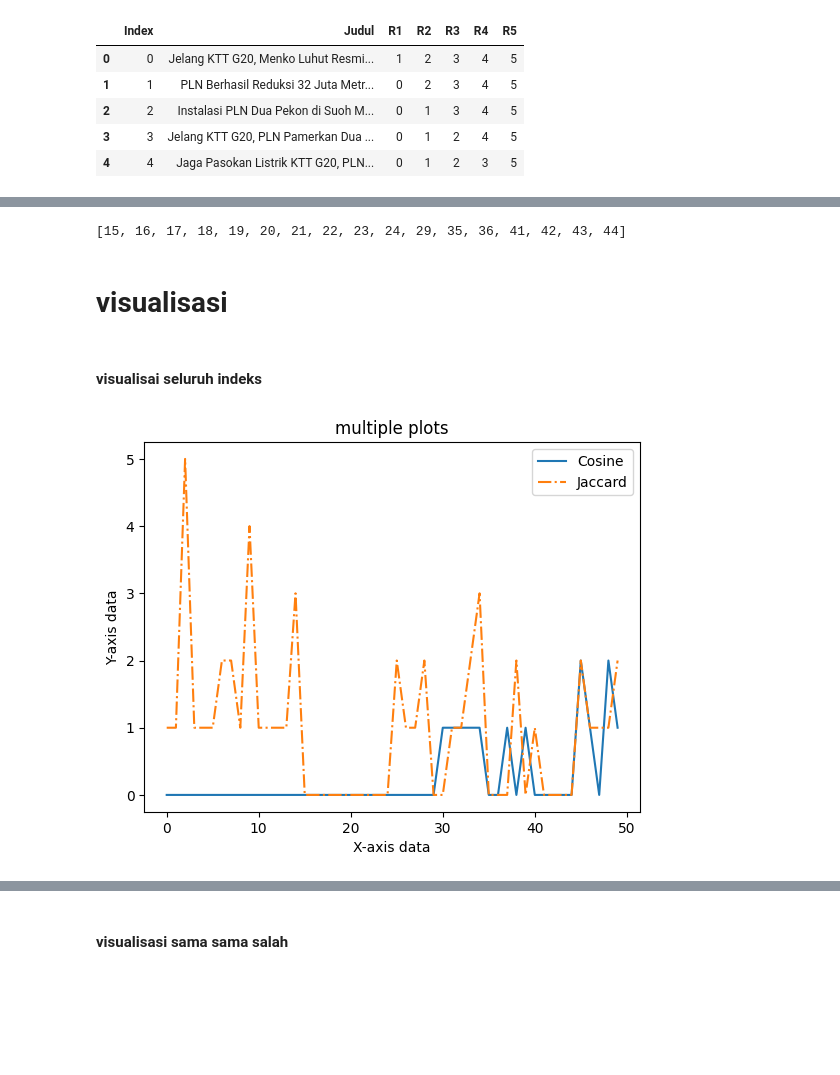
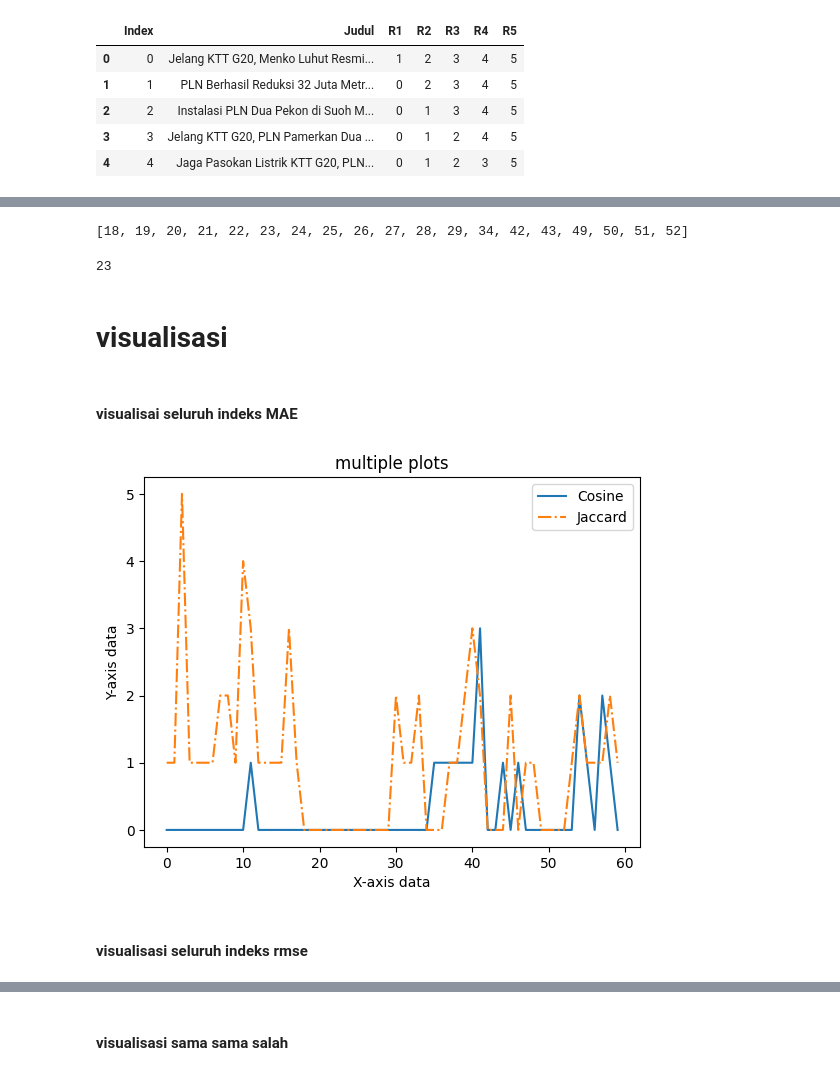
Before and after one commit to MeltingSnow21/Comparision-of-Jaccard-Similarity-and-Cosine-Similarity-for-Content-Based-Recommendation-Model, a Jupyter notebook: Model.ipynb, the cells around one changed output, grey strips where cells are left out. Cells and saved outputs as stored; diff of their text form; code cells hidden in the pictures; blank space fills up the shorter version.

```diff
--- a/Model.ipynb
+++ b/Model.ipynb
@@ -45,2 +41,4 @@ df2['Judul'][42]
+# %%
+judul = df2['Judul'].tolist()
 # %%
 before_prepro = df2
@@ -213,8 +212,10 @@ def termfreq(document, word):
 # %%
 #menghitung IDF
 def inverse_doc_freq(word):
-    try:
+    try:\
         word_occurance = word_count[word] + 1
     except:
         word_occurance = 1
+
+    print(np.log(total_documents/word_occurance))
     return np.log(total_documents/word_occurance)
@@ -221,5 +227,8 @@ def inverse_doc_freq(word):
 # %%
 #menghitung TF-IDF
+yttb = ['lain', 'inisial', 'sangka', 'polres', 'tetap', 'pihak']
+a = []
+
 def tf_idf(sentence):
     tf_idf_vec = np.zeros((len(word_set),))
     for word in sentence:
@@ -227,8 +236,11 @@ def tf_idf(sentence):
         idf = inverse_doc_freq(word)
 
         value = tf*idf
+        if word in yttb:
+            print(word, value)
+            yttb.remove(word)
+            a.append(value)
 
-        print(word, tf, idf, value)
         tf_idf_vec[index_dict[word]] = value
     return tf_idf_vec
 # %%
@@ -447,8 +529,8 @@ doc_2 = "udin adalah anak yang rajin, udin mendengar nasehat orang tuanya dengan
 doc_3 = "sepeda motor adalah kendaraan yang memiliki volume sangat tinggi di jalan raya"
 doc_4 = "randi adalah anak yang tidak buruk dan sopan, randi tidak pernah melawan perkataan orang tua"
 
-a = deskripsi[0]
-b = deskripsi[1]
+a = deskripsi[2]
+b = deskripsi[48]
 
 #print("doc_1 - '%s'" % (a, ))
 #print("doc_2 - '%s'" % (b, ))
@@ -650,4 +758,4 @@ sama_sama_benar = list(set(a).intersection(b))
 sama_sama_benar.sort()
 sama_sama_benar
 # %% [output]
-[15, 16, 17, 18, 19, 20, 21, 22, 23, 24, 29, 35, 36, 41, 42, 43, 44]
+[18, 19, 20, 21, 22, 23, 24, 25, 26, 27, 28, 29, 34, 42, 43, 49, 50, 51, 52]
@@ -654,24 +765,31 @@ sama_sama_benar
+# %%
+jaccard_yang_salah = int_df['MAE_Jac'] == 1
+len(jaccard_yang_salah.index[jaccard_yang_salah].tolist())
+# %% [output]
+23
 # %% [markdown]
 # visualisasi
 # %% [markdown]
-#### visualisai seluruh indeks
+#### visualisai seluruh indeks MAE
 # %%
 #grafik garis dari seluruh indeks
 import numpy as np
 import matplotlib.pyplot as plt
 
 from matplotlib.pyplot import figure
 
 y1 = int_df['MAE_Cos']
-x =  range(0, 50)
+x =  range(0, 60)
 y2 = int_df['MAE_Jac']
 plt.plot(x, y1, label ='Cosine')
 plt.plot(x, y2, '-.', label ='Jaccard')
 
 plt.xlabel("X-axis data")
 plt.ylabel("Y-axis data")
 plt.legend()
 plt.title('multiple plots')
 plt.show()
 # %% [output]
-[figure, old version]
+[figure, new version]
+# %% [markdown]
+#### visualisasi seluruh indeks rmse
```
Also changed, not shown: parts of 40 cells of this notebook, 4 other files.
